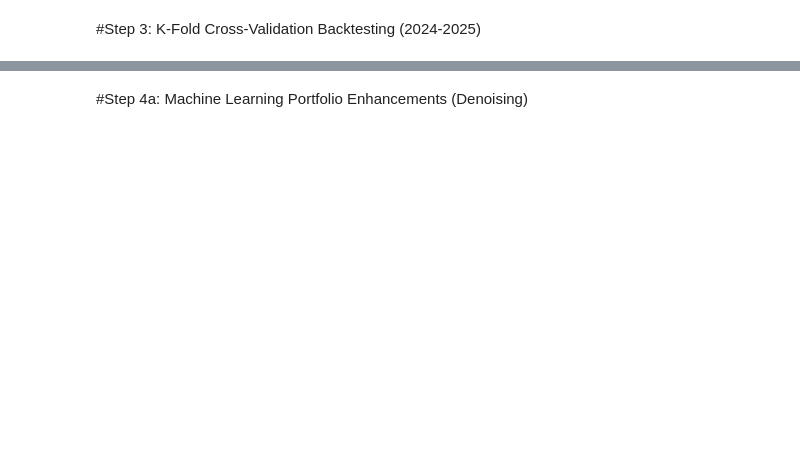
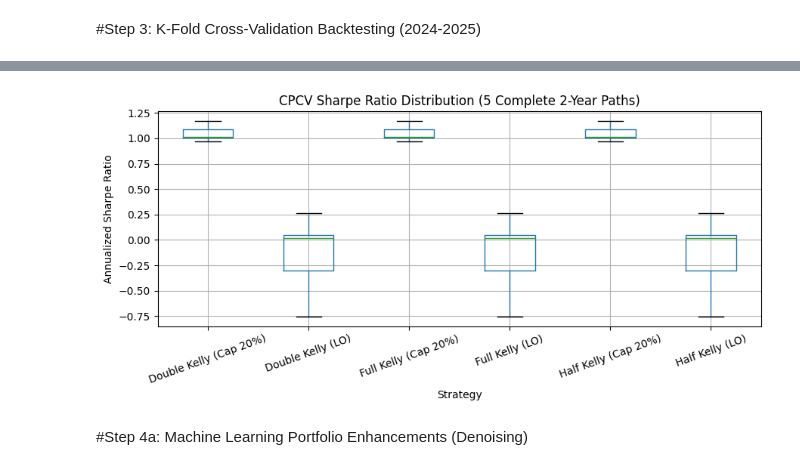
Before and after one commit to George7531/Portfolio_Management, a Jupyter notebook: Group_19296_MScFE_652_Portfolio_Management_Project_2.ipynb, the cells around one changed output, grey strips where cells are left out. Cells and saved outputs as stored; diff of their text form; code cells hidden in the pictures; blank space fills up the shorter version.

```diff
--- a/Group_19296_MScFE_652_Portfolio_Management_Project_2.ipynb
+++ b/Group_19296_MScFE_652_Portfolio_Management_Project_2.ipynb
@@ -402,0 +289,99 @@ df_step3_full.to_markdown()
+# %%
+# Define the missing dataset variable
+full_rets = returns_kfold[tickers]
+
+# 4A. Standard Contiguous 5-Fold CV on Full 2-Year Dataset (502 days)
+kf = KFold(n_splits=5, shuffle=False)
+cv_records = []
+
+for fold, (tr_idx, te_idx) in enumerate(kf.split(full_rets), start=1):
+    tr_df, te_df = full_rets.iloc[tr_idx], full_rets.iloc[te_idx]
+    w_lo = solve_kelly(tr_df, RF_ANNUAL, max_weight=1.0, allow_leverage=False)
+    w_c20 = solve_kelly(tr_df, RF_ANNUAL, max_weight=0.20, allow_leverage=False)
+
+    fold_strats = {
+        "Half Kelly (Cap 20%)": 0.5 * w_c20,
+        "Full Kelly (Cap 20%)": 1.0 * w_c20,
+        "Double Kelly (Cap 20%)": 2.0 * w_c20,
+        "Half Kelly (LO)": 0.5 * w_lo,
+        "Full Kelly (LO)": 1.0 * w_lo,
+        "Double Kelly (LO)": 2.0 * w_lo,
+        "Equal Weight (1/N)": np.ones(N) / N,
+        "Benchmark (^GSPC)": np.array([1.0 if a == "^GSPC" else 0.0 for a in tickers]),
+    }
+    for sname, w in fold_strats.items():
+        m = evaluate_portfolio(w, te_df, RF_ANNUAL)
+        m["Fold"] = fold
+        m["Strategy"] = sname
+        cv_records.append(m)
+
+cv_df = pd.DataFrame(cv_records)
+print("\n--- Contiguous 5-Fold CV Summary ---\n",
+      cv_df.groupby("Strategy")[["Cumulative Return (%)", "Annualized Sharpe", "Max Drawdown (%)", "95%-cVaR (%)", "Annualized Sortino"]].agg(["mean", "std"]).round(3))
+
+# 4B. Combinatorial Purged Cross-Validation (N=6 groups, k=2 test, 5-day purge/embargo)
+n_groups, k_test, embargo = 6, 2, 5
+groups = np.array_split(np.arange(len(full_rets)), n_groups)
+splits = list(itertools.combinations(range(n_groups), k_test))  # 15 splits
+
+strat_names = [
+    "Half Kelly (Cap 20%)", "Full Kelly (Cap 20%)", "Double Kelly (Cap 20%)",
+    "Half Kelly (LO)", "Full Kelly (LO)", "Double Kelly (LO)",
+]
+cpcv_group_rets = {s: {g: [] for g in range(n_groups)} for s in strat_names}
+
+for test_groups in splits:
+    # Purge & embargo observations within 5 days of any test group boundary
+    purge_mask = np.zeros(len(full_rets), dtype=bool)
+    for g in test_groups:
+        purge_mask[max(0, groups[g][0] - embargo) : min(len(full_rets) - 1, groups[g][-1] + embargo) + 1] = True
+    train_idx = np.where(~purge_mask)[0]
+
+    tr_df = full_rets.iloc[train_idx]
+    w_lo = solve_kelly(tr_df, RF_ANNUAL, max_weight=1.0, allow_leverage=False)
+    w_c20 = solve_kelly(tr_df, RF_ANNUAL, max_weight=0.20, allow_leverage=False)
+    s_map = {
+        "Half Kelly (Cap 20%)": 0.5 * w_c20,
+        "Full Kelly (Cap 20%)": 1.0 * w_c20,
+        "Double Kelly (Cap 20%)": 2.0 * w_c20,
+        "Half Kelly (LO)": 0.5 * w_lo,
+        "Full Kelly (LO)": 1.0 * w_lo,
+        "Double Kelly (LO)": 2.0 * w_lo,
+    }
+    for sname, w in s_map.items():
+        for g in test_groups:
+            te_g = full_rets.iloc[groups[g]]
+            cpcv_group_rets[sname][g].append(pd.Series(rf_d + (te_g.values - rf_d) @ w, index=te_g.index))
+
+# Assemble phi(6,2) = 5 complete 2-year out-of-sample backtest paths
+path_records = []
+for sname in strat_names:
+    for p in range(5):
+        path_s = pd.concat([cpcv_group_rets[sname][g][p] for g in range(n_groups)]).sort_index()
+        excess = path_s.values - rf_d
+        cum_ret = np.prod(1.0 + path_s.values) - 1.0
+        sharpe = (np.mean(excess) / np.std(excess, ddof=1)) * np.sqrt(252.0)
+        sortino = (np.mean(excess) / np.sqrt(np.mean(np.minimum(0.0, excess) ** 2))) * np.sqrt(252.0)
+        wealth = np.insert(np.cumprod(1.0 + path_s.values), 0, 1.0)
+        max_dd = np.min(wealth / np.maximum.accumulate(wealth) - 1.0)
+        q5 = np.percentile(path_s.values, 5.0)
+        path_records.append({
+            "Strategy": sname, "Path": p + 1, "Cum_Return_%": cum_ret * 100.0,
+            "Ann_Vol_%": np.std(path_s.values, ddof=1) * np.sqrt(252.0) * 100.0,
+            "Sharpe": sharpe, "Sortino": sortino,
+            "Max_Drawdown_%": max_dd * 100.0, "CVaR_95_%": np.mean(path_s.values[path_s.values <= q5]) * 100.0,
+        })
+
+cpcv_paths_df = pd.DataFrame(path_records)
+print("\n--- CPCV (5 Complete 2-Year Paths) Summary ---\n",
+      cpcv_paths_df.groupby("Strategy").agg(["mean", "std"]).round(3))
+
+# Plot CPCV Sharpe Distribution
+fig, ax = plt.subplots(figsize=(9, 4.5))
+cpcv_paths_df.boxplot(column="Sharpe", by="Strategy", ax=ax, rot=20)
+ax.set_title("CPCV Sharpe Ratio Distribution (5 Complete 2-Year Paths)")
+plt.suptitle("")
+ax.set_ylabel("Annualized Sharpe Ratio")
+plt.tight_layout()
+plt.show()
+# %% [output]
@@ -403,2 +405,3 @@ df_step3_full.to_markdown()
+[figure, added]
 # %% [markdown]
 #Step 4a: Machine Learning Portfolio Enhancements (Denoising)
```
Also changed, not shown: parts of 22 cells of this notebook.
